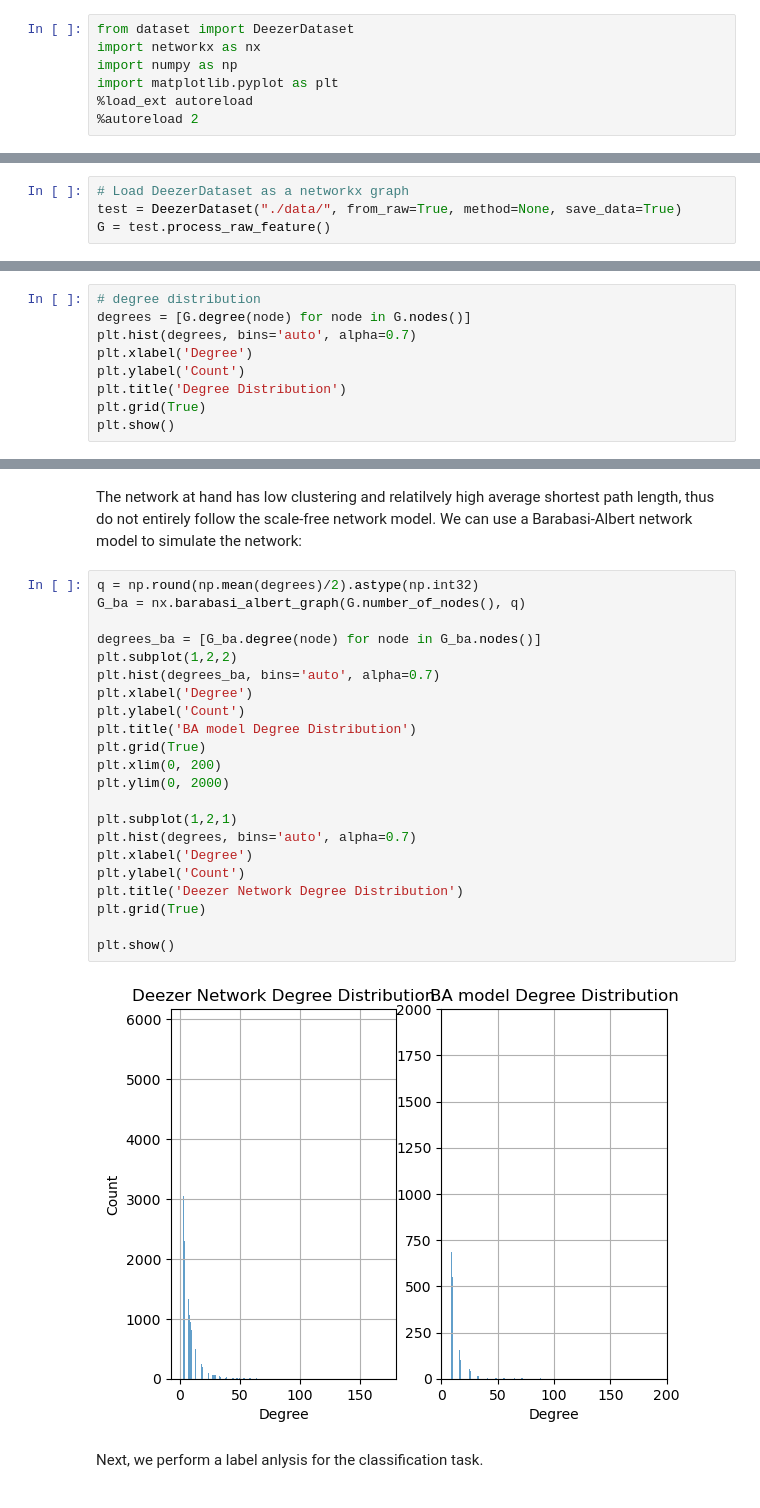
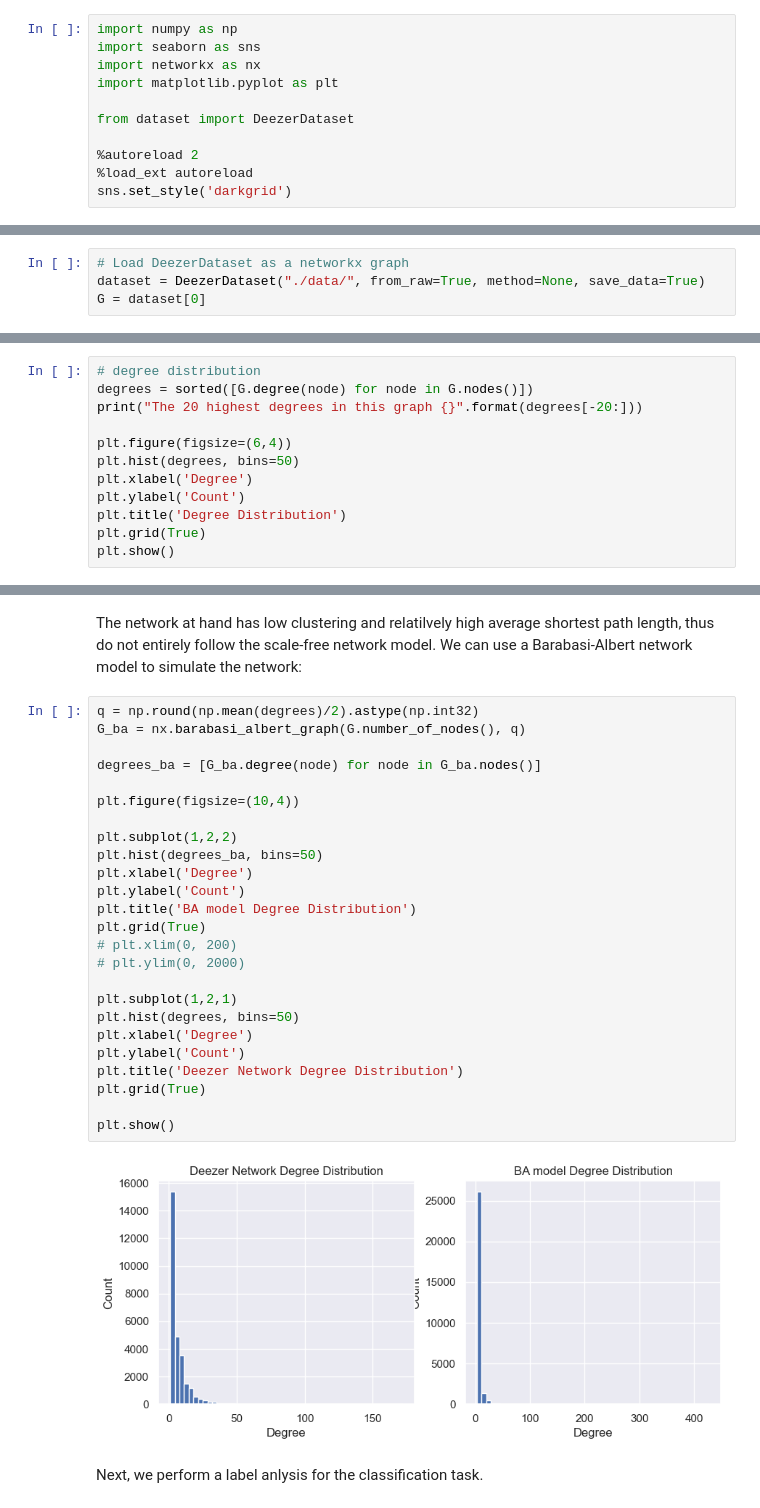
Before and after one commit to Weijiang-Xiong/NML23-Project, a Jupyter notebook: Presentation.ipynb, the cells around one changed output, grey strips where cells are left out. Saved outputs shown, nothing was run; the diff lists cells and outputs as text.

```diff
--- a/Presentation.ipynb
+++ b/Presentation.ipynb
@@ -1,10 +1,14 @@
 # %%
+import numpy as np
+import seaborn as sns
+import networkx as nx
+import matplotlib.pyplot as plt
+
 from dataset import DeezerDataset
-import networkx as nx
-import numpy as np
-import matplotlib.pyplot as plt
+
+%autoreload 2
 %load_ext autoreload
-%autoreload 2
+sns.set_style('darkgrid')
 # %% [markdown]
 # Background
 # %% [markdown]
@@ -26,14 +30,17 @@ In this section, we aim to explore various properties of the network to help us
 First, we load the graph as a networkx graph based on a custom class called DeezerDataset we developed.
 # %%
 # Load DeezerDataset as a networkx graph
-test = DeezerDataset("./data/", from_raw=True, method=None, save_data=True)
-G = test.process_raw_feature()
+dataset = DeezerDataset("./data/", from_raw=True, method=None, save_data=True)
+G = dataset[0]
 # %% [markdown]
 We now plot its degree distribution.
 # %%
 # degree distribution
-degrees = [G.degree(node) for node in G.nodes()]
-plt.hist(degrees, bins='auto', alpha=0.7)
+degrees = sorted([G.degree(node) for node in G.nodes()])
+print("The 20 highest degrees in this graph {}".format(degrees[-20:]))
+
+plt.figure(figsize=(6,4))
+plt.hist(degrees, bins=50)
 plt.xlabel('Degree')
 plt.ylabel('Count')
 plt.title('Degree Distribution')
@@ -54,27 +60,30 @@ The network at hand has low clustering and relatilvely high average shortest pat
 # %%
 q = np.round(np.mean(degrees)/2).astype(np.int32)
 G_ba = nx.barabasi_albert_graph(G.number_of_nodes(), q)
 
 degrees_ba = [G_ba.degree(node) for node in G_ba.nodes()]
+
+plt.figure(figsize=(10,4))
+
 plt.subplot(1,2,2)
-plt.hist(degrees_ba, bins='auto', alpha=0.7)
+plt.hist(degrees_ba, bins=50)
 plt.xlabel('Degree')
 plt.ylabel('Count')
 plt.title('BA model Degree Distribution')
 plt.grid(True)
-plt.xlim(0, 200)
-plt.ylim(0, 2000)
+# plt.xlim(0, 200)
+# plt.ylim(0, 2000)
 
 plt.subplot(1,2,1)
-plt.hist(degrees, bins='auto', alpha=0.7)
+plt.hist(degrees, bins=50)
 plt.xlabel('Degree')
 plt.ylabel('Count')
 plt.title('Deezer Network Degree Distribution')
 plt.grid(True)
 
 plt.show()
 # %% [output]
-[figure, old version]
+[figure, new version]
 # %% [markdown]
 Next, we perform a label anlysis for the classification task.
 # %%
```
Also changed, not shown: parts of 2 cells of this notebook.
